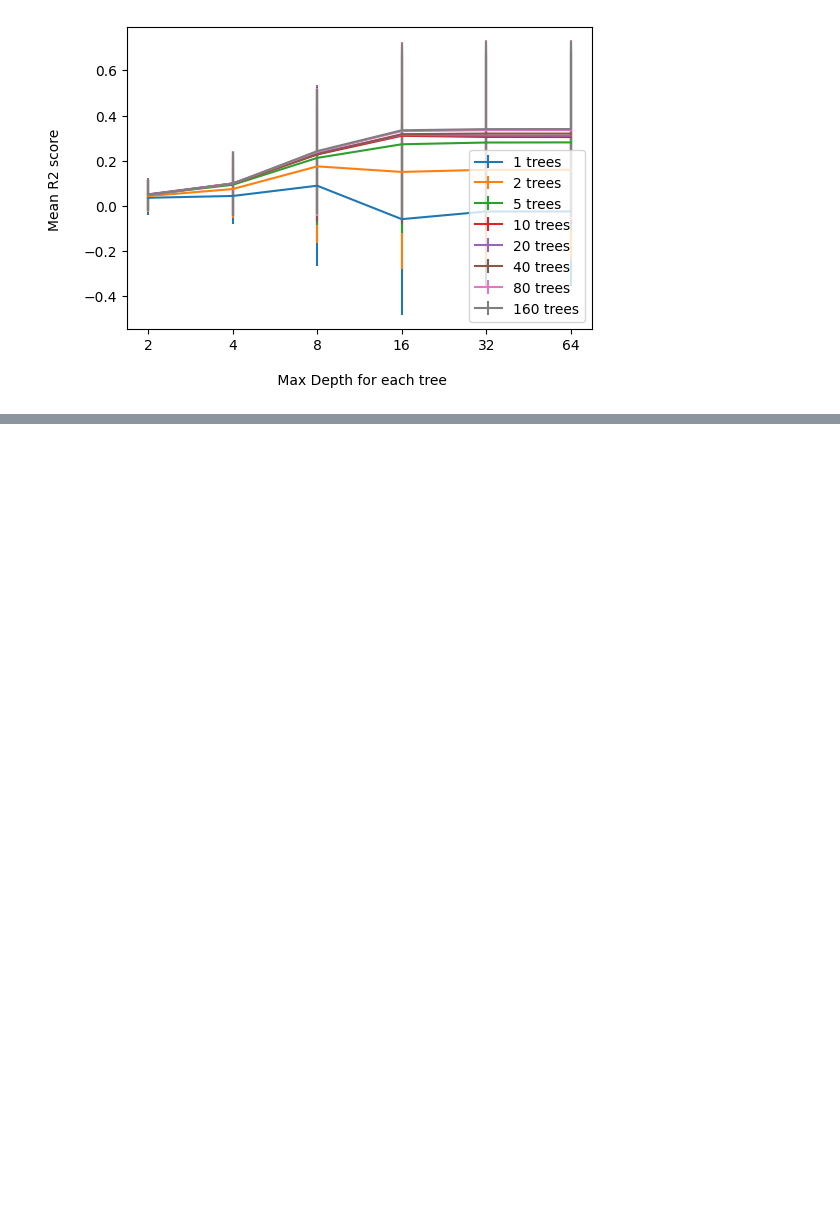
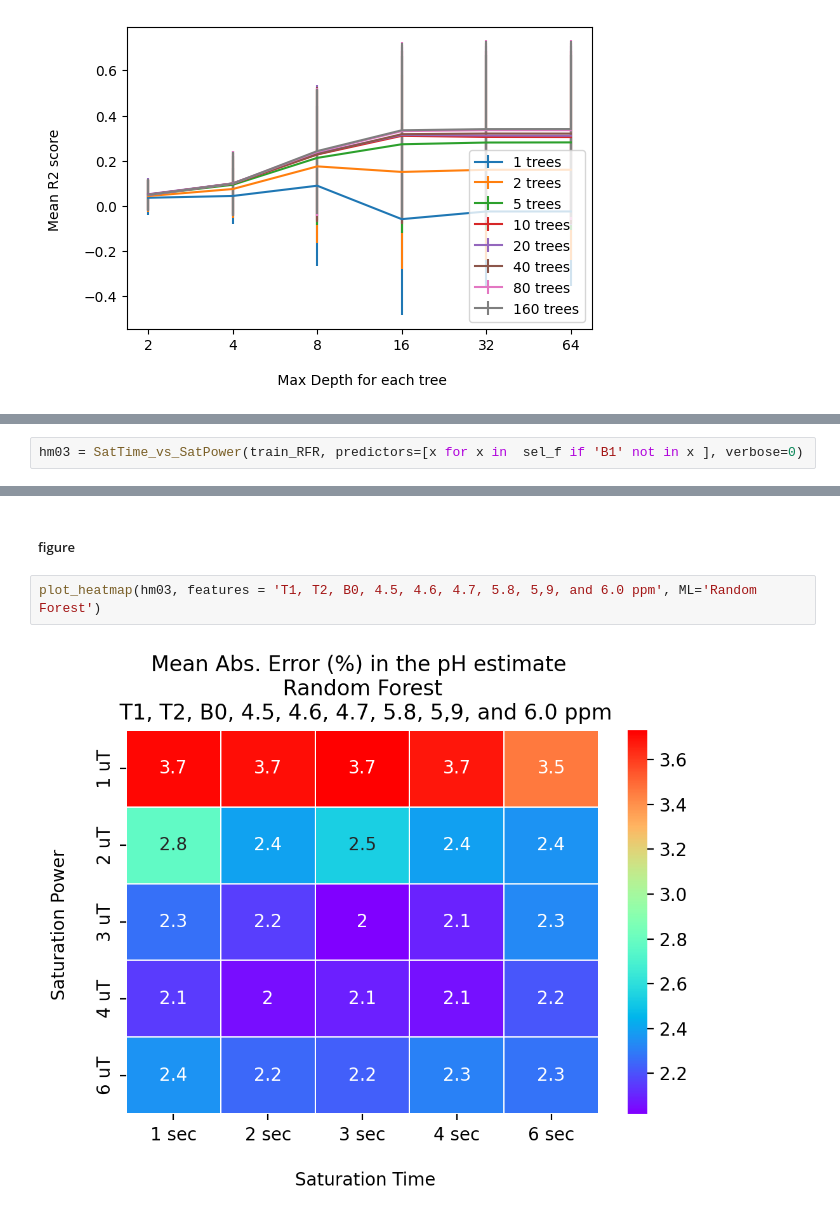
Before and after one commit to JCardenasRdz/acido_CEST_Machine_Learning, a Jupyter notebook: notebooks/2b-Regression-Random_Forest.ipynb, the cells around one changed output, grey strips where cells are left out. Drawn from its saved outputs; the diff is of its cells as text; blank space fills up the shorter version.

```diff
--- a/notebooks/2b-Regression-Random_Forest.ipynb
+++ b/notebooks/2b-Regression-Random_Forest.ipynb
@@ -582,0 +533,2 @@ Text(0.5, 1.0, 'R2 score for pH regression \n \n The model was trained with 30%
+# %%
+hm03 = SatTime_vs_SatPower(train_RFR, predictors=[x for x in  sel_f if 'B1' not in x ], verbose=0)
@@ -582,0 +553,6 @@ Text(0.5, 1.0, 'R2 score for pH regression \n \n The model was trained with 30%
+# %% [markdown]
+##### figure
+# %%
+plot_heatmap(hm03, features = 'T1, T2, B0, 4.5, 4.6, 4.7, 5.8, 5,9, and 6.0 ppm', ML='Random Forest')
+# %% [output]
+[figure, added]
```
Also changed, not shown: parts of 38 cells of this notebook, 6 other files.
